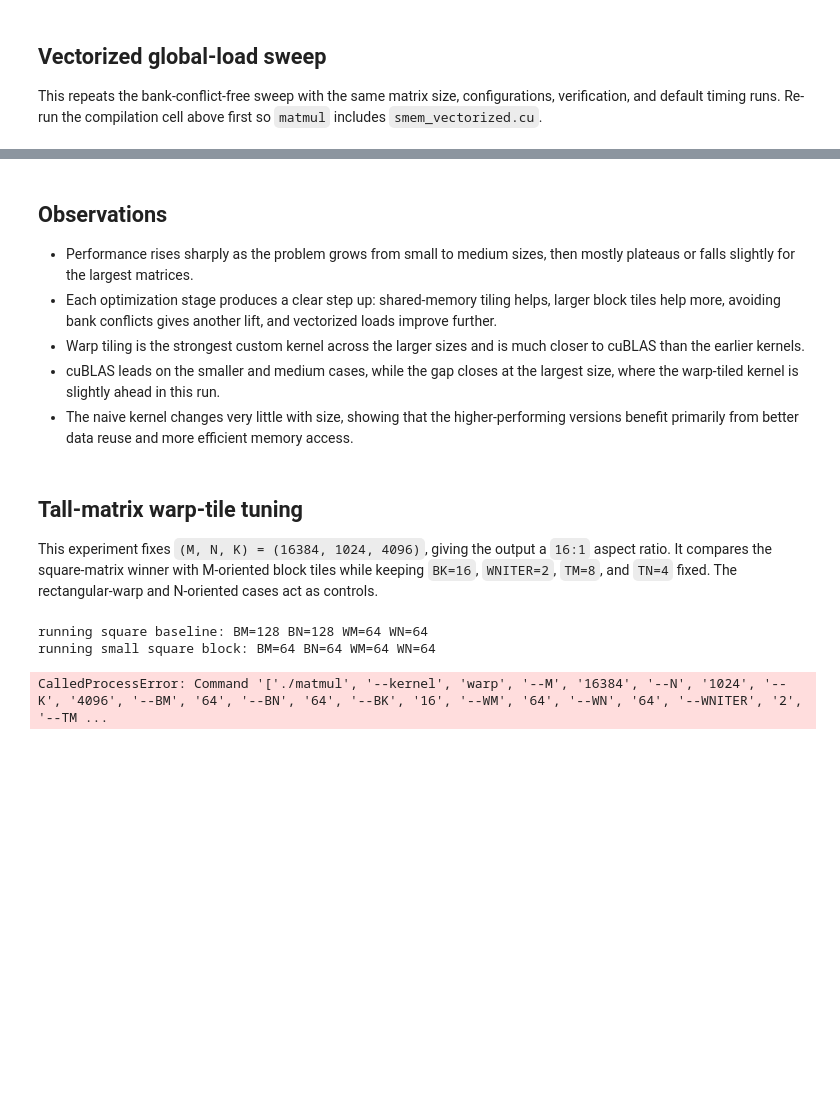
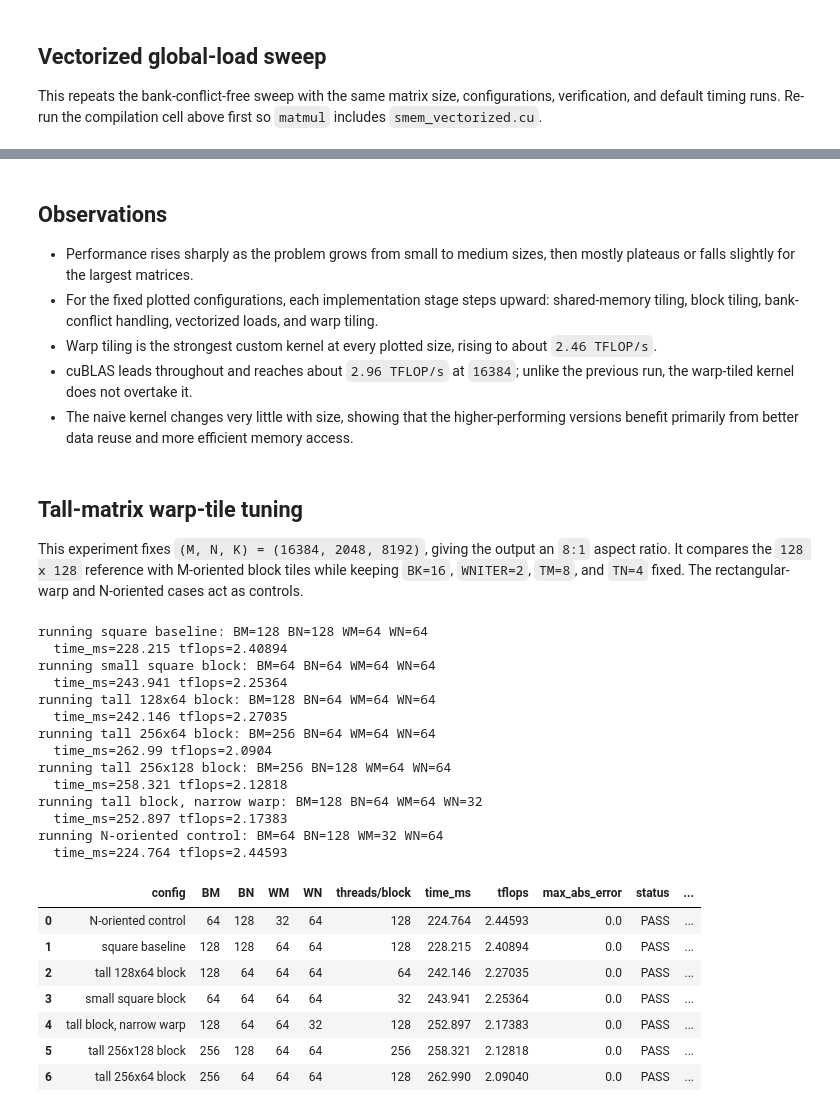
Before and after one commit to Sushil2006/matmul_cuda, a Jupyter notebook: notebook.ipynb, the cells around one changed output, grey strips where cells are left out. Drawn from its saved outputs; the diff is of its cells as text; code cells hidden in the pictures; blank space fills up the shorter version.

Commit message:
Get profiling outputs

```diff
--- a/notebook.ipynb
+++ b/notebook.ipynb
@@ -613,16 +823,16 @@ running N=16384 kernel=cublas
 ## Observations
 
 - Performance rises sharply as the problem grows from small to medium sizes, then mostly plateaus or falls slightly for the largest matrices.
-- Each optimization stage produces a clear step up: shared-memory tiling helps, larger block tiles help more, avoiding bank conflicts gives another lift, and vectorized loads improve further.
-- Warp tiling is the strongest custom kernel across the larger sizes and is much closer to cuBLAS than the earlier kernels.
-- cuBLAS leads on the smaller and medium cases, while the gap closes at the largest size, where the warp-tiled kernel is slightly ahead in this run.
+- For the fixed plotted configurations, each implementation stage steps upward: shared-memory tiling, block tiling, bank-conflict handling, vectorized loads, and warp tiling.
+- Warp tiling is the strongest custom kernel at every plotted size, rising to about `2.46 TFLOP/s`.
+- cuBLAS leads throughout and reaches about `2.96 TFLOP/s` at `16384`; unlike the previous run, the warp-tiled kernel does not overtake it.
 - The naive kernel changes very little with size, showing that the higher-performing versions benefit primarily from better data reuse and more efficient memory access.
 # %% [markdown]
 ## Tall-matrix warp-tile tuning
 
-This experiment fixes `(M, N, K) = (16384, 1024, 4096)`, giving the output a `16:1` aspect ratio. It compares the square-matrix winner with M-oriented block tiles while keeping `BK=16`, `WNITER=2`, `TM=8`, and `TN=4` fixed. The rectangular-warp and N-oriented cases act as controls.
+This experiment fixes `(M, N, K) = (16384, 2048, 8192)`, giving the output an `8:1` aspect ratio. It compares the `128 x 128` reference with M-oriented block tiles while keeping `BK=16`, `WNITER=2`, `TM=8`, and `TN=4` fixed. The rectangular-warp and N-oriented cases act as controls.
 # %%
-M, N, K = 16384, 1024, 4096
+M, N, K = 16384, 2048, 8192
 BK, WNITER, TM, TN = 16, 2, 8, 4
 tall_configs = [
     ('square baseline', 128, 128, 64, 64),
@@ -632,40 +842,51 @@ tall_configs = [
     ('tall 256x128 block', 256, 128, 64, 64),
     ('tall block, narrow warp', 128, 64, 64, 32),
     ('N-oriented control', 64, 128, 32, 64),
 ]
 tall_rows = []
 
 for name, bm, bn, wm, wn in tall_configs:
     print(f'running {name}: BM={bm} BN={bn} WM={wm} WN={wn}', flush=True)
     command = [
         './matmul', '--kernel', 'warp', '--M', str(M), '--N', str(N), '--K', str(K),
         '--BM', str(bm), '--BN', str(bn), '--BK', str(BK), '--WM', str(wm), '--WN', str(wn),
         '--WNITER', str(WNITER), '--TM', str(TM), '--TN', str(TN), '--runs', '3',
     ]
     completed = subprocess.run(command, capture_output=True, text=True, check=True)
     metrics = dict(item.split('=', 1) for item in completed.stdout.strip().splitlines()[-1].split())
+    print(f'  time_ms={metrics["time_ms"]} tflops={metrics["tflops"]}', flush=True)
     tall_rows.append({
         'config': name, 'BM': bm, 'BN': bn, 'WM': wm, 'WN': wn,
         'threads/block': (bm // wm) * (bn // wn) * 32,
         'time_ms': float(metrics['time_ms']), 'tflops': float(metrics['tflops']),
         'max_abs_error': float(metrics['max_abs_error']), 'status': metrics['status'],
     })
 
 tall_df = pd.DataFrame(tall_rows)
 baseline_ms = tall_df.loc[tall_df['config'] == 'square baseline', 'time_ms'].iloc[0]
 tall_df['speedup_vs_square'] = baseline_ms / tall_df['time_ms']
 tall_df = tall_df.sort_values('time_ms').reset_index(drop=True)
 display(tall_df)
-
-plot_df = tall_df.sort_values('tflops')
-ax = plot_df.plot.barh(x='config', y='tflops', figsize=(9, 5), legend=False)
-ax.set_xlabel('TFLOP/s')
-ax.set_ylabel('')
-ax.set_title('Warp-tiled GEMM on a 16:1 tall output matrix')
-ax.grid(axis='x', alpha=0.25)
-plt.tight_layout()
-plt.show()
 # %% [output]
 running square baseline: BM=128 BN=128 WM=64 WN=64
+  time_ms=228.215 tflops=2.40894
 running small square block: BM=64 BN=64 WM=64 WN=64
+  time_ms=243.941 tflops=2.25364
+running tall 128x64 block: BM=128 BN=64 WM=64 WN=64
+  time_ms=242.146 tflops=2.27035
+running tall 256x64 block: BM=256 BN=64 WM=64 WN=64
+  time_ms=262.99 tflops=2.0904
+running tall 256x128 block: BM=256 BN=128 WM=64 WN=64
+  time_ms=258.321 tflops=2.12818
+running tall block, narrow warp: BM=128 BN=64 WM=64 WN=32
+  time_ms=252.897 tflops=2.17383
+running N-oriented control: BM=64 BN=128 WM=32 WN=64
+  time_ms=224.764 tflops=2.44593
-CalledProcessError: Command '['./matmul', '--kernel', 'warp', '--M', '16384', '--N', '1024', '--K', '4096', '--BM', '64', '--BN', '64', '--BK', '16', '--WM', '64', '--WN', '64', '--WNITER', '2', '--TM ...
+|  | config | BM | BN | WM | WN | threads/block | time_ms | tflops | max_abs_error | status | ... |
+| 0 | N-oriented control | 64 | 128 | 32 | 64 | 128 | 224.764 | 2.44593 | 0.0 | PASS | ... |
+| 1 | square baseline | 128 | 128 | 64 | 64 | 128 | 228.215 | 2.40894 | 0.0 | PASS | ... |
+| 2 | tall 128x64 block | 128 | 64 | 64 | 64 | 64 | 242.146 | 2.27035 | 0.0 | PASS | ... |
+| 3 | small square block | 64 | 64 | 64 | 64 | 32 | 243.941 | 2.25364 | 0.0 | PASS | ... |
+| 4 | tall block, narrow warp | 128 | 64 | 64 | 32 | 128 | 252.897 | 2.17383 | 0.0 | PASS | ... |
+| 5 | tall 256x128 block | 256 | 128 | 64 | 64 | 256 | 258.321 | 2.12818 | 0.0 | PASS | ... |
+| 6 | tall 256x64 block | 256 | 64 | 64 | 64 | 128 | 262.990 | 2.09040 | 0.0 | PASS | ... |
```
Also changed, not shown: parts of 31 cells of this notebook, 1 other file.
